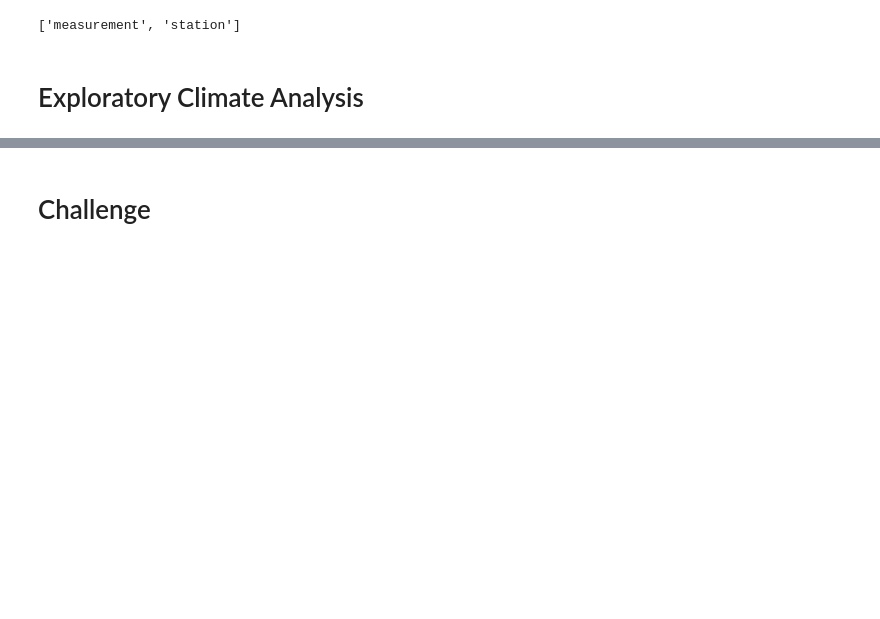
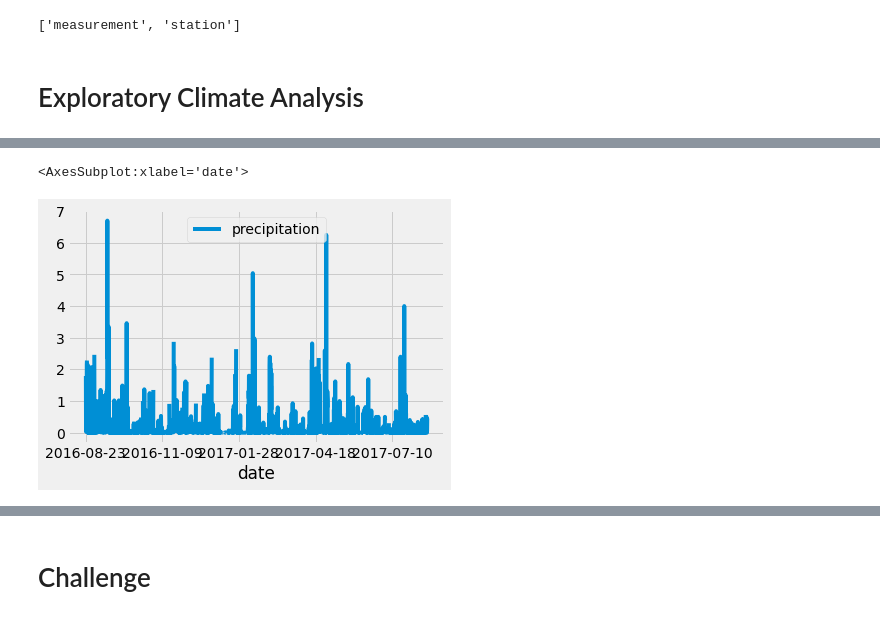
Before and after one commit to JV348/Surfs_Up, a Jupyter notebook: climate_analysis.ipynb, the cells around one changed output, grey strips where cells are left out. Drawn from its saved outputs; the diff is of its cells as text; code cells hidden in the pictures; blank space fills up the shorter version.

Commit message:
Adding plot and summary stats

```diff
--- a/climate_analysis.ipynb
+++ b/climate_analysis.ipynb
@@ -39,15 +39,14 @@ session = Session(engine)
 # %% [markdown]
 # Exploratory Climate Analysis
 # %%
-# Design a query to retrieve the last 12 months of precipitation data and plot the results.
-#Starting from the last data point in the database.
+## Design a query to retrieve the last 12 months of precipitation data and plot the results.Starting from the last data point in the database.
 
 # Calculate the date one year from the last date in data set.
+# prev_year = dt.date(2017, 8, 23)
+prev_year = dt.date(2017, 8, 23) - dt.timedelta(days=365)
 
 # Perform a query to retrieve the data and precipitation scores
-
-# Save the query results as a Pandas DataFrame and set the index to the date column
-
-# Sort the dataframe by date
-
-# Use Pandas Plotting with Matplotlib to plot the data
+results = []
+# results = session.query(Measurement.date, Measurement.prcp)
+results = session.query(Measurement.date, Measurement.prcp).filter(Measurement.date >= prev_year).all()
+print (results)
@@ -53,0 +55,6 @@ session = Session(engine)
+# %%
+# Save the query results as a Pandas DataFrame and set the index to the date column; not creating a new df
+df = pd.DataFrame(results, columns=['date','precipitation'])
+df.set_index(df['date'], inplace=True)
+# print(df)
+print(df.to_string(index=False))
@@ -53,0 +79,4 @@ session = Session(engine)
+# %%
+# Sort the dataframe by date
+df = df.sort_index()
+print(df.to_string(index=False))
@@ -54 +101,7 @@ session = Session(engine)
+# %%
+# Use Pandas Plotting with Matplotlib to plot the data
+df.plot()
+# %% [output]
+<AxesSubplot:xlabel='date'>
+[figure, added]
 # %%
```
Also changed, not shown: parts of 4 cells of this notebook.
